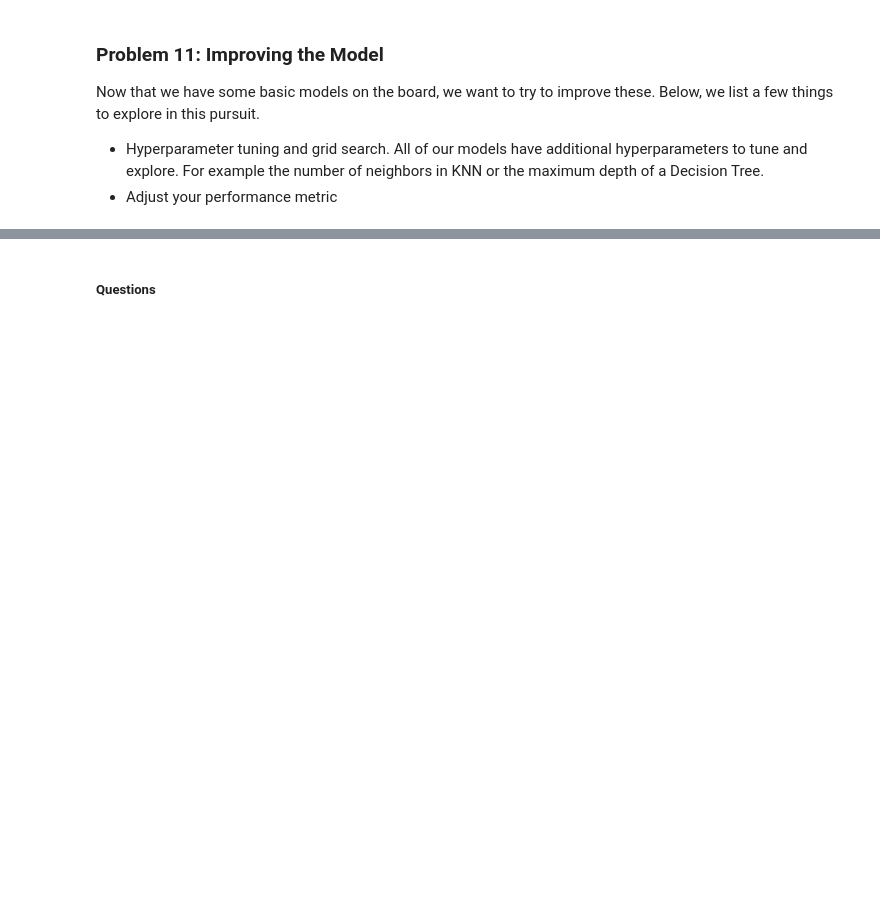
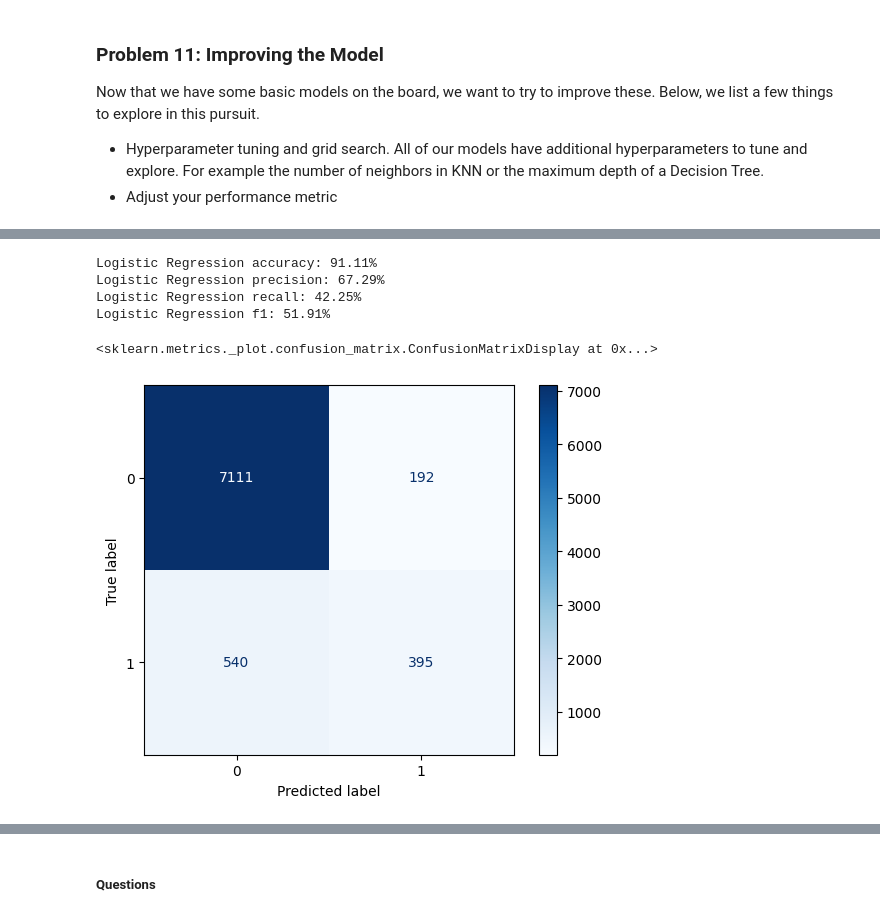
Before and after one commit to karthikiyerrrr/KBI-Practical-Applications, a Jupyter notebook: assignment17_1/prompt_III.ipynb, the cells around one changed output, grey strips where cells are left out. Drawn from its saved outputs; the diff is of its cells as text; code cells hidden in the pictures; blank space fills up the shorter version.

```diff
--- a/assignment17_1/prompt_III.ipynb
+++ b/assignment17_1/prompt_III.ipynb
@@ -101,0 +383,9 @@ Now that we have some basic models on the board, we want to try to improve these
+# %%
+log_param_grid = {
+    'log_reg__C': [0.01, 0.1, 1, 10]
+}
+
+log_grid = GridSearchCV(log_pipe, log_param_grid, cv=5, verbose=2, refit=True)
+log_grid.fit(X_train, y_train)
+
+print(f'Best Logistic Regression model: {log_grid.best_params_}')
@@ -101,0 +410,15 @@ Now that we have some basic models on the board, we want to try to improve these
+# %%
+log_acc, log_precision, log_recall, log_f1, log_cm = evaluate_model(log_grid)
+print(f"Logistic Regression accuracy: {log_acc:.2%}")
+print(f"Logistic Regression precision: {log_precision:.2%}")
+print(f"Logistic Regression recall: {log_recall:.2%}")
+print(f"Logistic Regression f1: {log_f1:.2%}")
+disp = ConfusionMatrixDisplay(confusion_matrix=log_cm, display_labels=log_grid.classes_)
+disp.plot(cmap='Blues')
+# %% [output]
+Logistic Regression accuracy: 91.11%
+Logistic Regression precision: 67.29%
+Logistic Regression recall: 42.25%
+Logistic Regression f1: 51.91%
+<sklearn.metrics._plot.confusion_matrix.ConfusionMatrixDisplay at 0x...>
+[figure, added]
```
Also changed, not shown: parts of 29 cells of this notebook, 1 other file.
